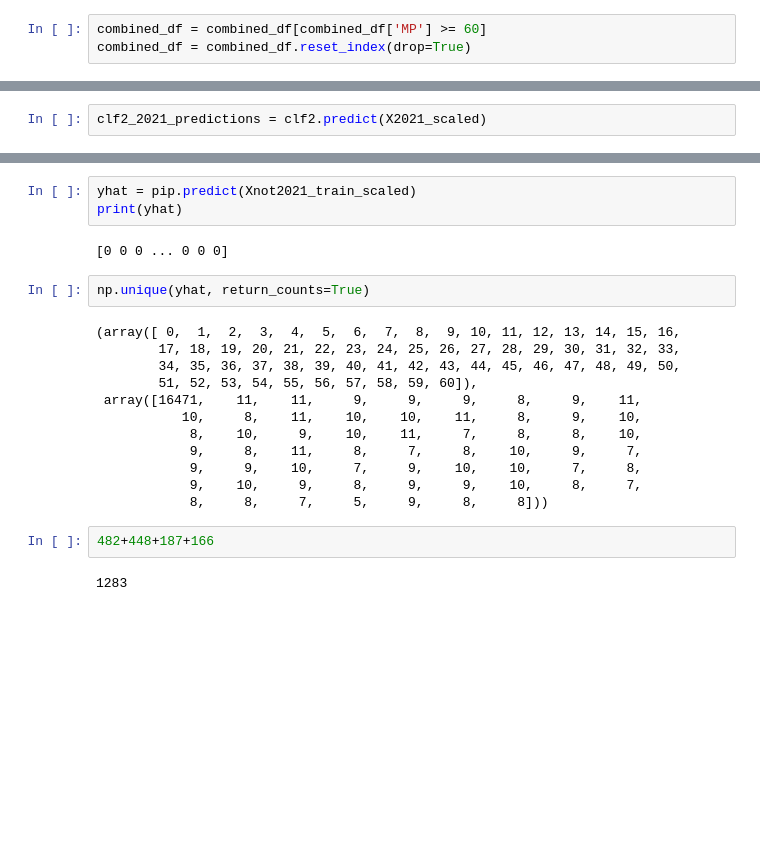
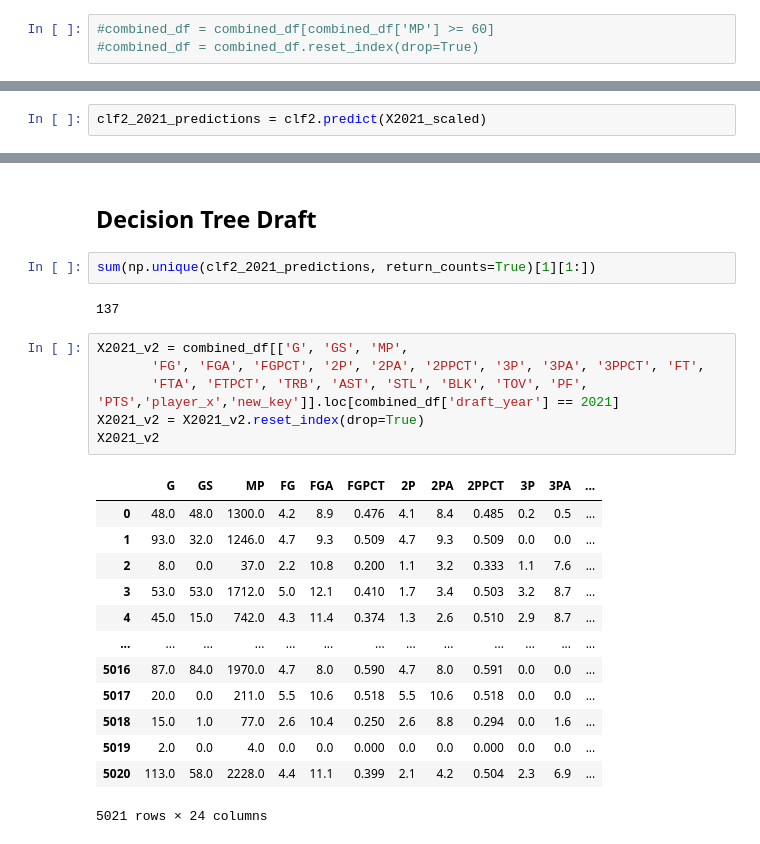
Before and after one commit to jacance/slam-dunk-analytics, a Jupyter notebook: ML_Test_TTS.ipynb, the cells around one changed output, grey strips where cells are left out. Cells and saved outputs as stored; diff of their text form; blank space fills up the shorter version.

```diff
--- a/ML_Test_TTS.ipynb
+++ b/ML_Test_TTS.ipynb
@@ -129,6 +134,6 @@ IQR15
 # %%
-combined_df = combined_df[combined_df['MP'] >= 60]
-combined_df = combined_df.reset_index(drop=True)
+#combined_df = combined_df[combined_df['MP'] >= 60]
+#combined_df = combined_df.reset_index(drop=True)
 # %%
 X = combined_df[['G', 'GS', 'MP',
        'FG', 'FGA', 'FGPCT', '2P', '2PA', '2PPCT', '3P', '3PA', '3PPCT', 'FT',
@@ -479,23 +240,26 @@ np.unique(yhat, return_counts=True)
-# %%
-yhat = pip.predict(Xnot2021_train_scaled)
-print(yhat)
-# %% [output]
-[0 0 0 ... 0 0 0]
-# %%
-np.unique(yhat, return_counts=True)
-# %% [output]
-(array([ 0,  1,  2,  3,  4,  5,  6,  7,  8,  9, 10, 11, 12, 13, 14, 15, 16,
-        17, 18, 19, 20, 21, 22, 23, 24, 25, 26, 27, 28, 29, 30, 31, 32, 33,
-        34, 35, 36, 37, 38, 39, 40, 41, 42, 43, 44, 45, 46, 47, 48, 49, 50,
-        51, 52, 53, 54, 55, 56, 57, 58, 59, 60]),
- array([16471,    11,    11,     9,     9,     9,     8,     9,    11,
-           10,     8,    11,    10,    10,    11,     8,     9,    10,
-            8,    10,     9,    10,    11,     7,     8,     8,    10,
-            9,     8,    11,     8,     7,     8,    10,     9,     7,
-            9,     9,    10,     7,     9,    10,    10,     7,     8,
-            9,    10,     9,     8,     9,     9,    10,     8,     7,
-            8,     8,     7,     5,     9,     8,     8]))
-# %%
-482+448+187+166
-# %% [output]
-1283
+# %% [markdown]
+## Decision Tree Draft
+# %%
+sum(np.unique(clf2_2021_predictions, return_counts=True)[1][1:])
+# %% [output]
+137
+# %%
+X2021_v2 = combined_df[['G', 'GS', 'MP',
+       'FG', 'FGA', 'FGPCT', '2P', '2PA', '2PPCT', '3P', '3PA', '3PPCT', 'FT',
+       'FTA', 'FTPCT', 'TRB', 'AST', 'STL', 'BLK', 'TOV', 'PF', 'PTS','player_x','new_key']].loc[combined_df['draft_year'] == 2021]
+X2021_v2 = X2021_v2.reset_index(drop=True)
+X2021_v2
+# %% [output]
+|  | G | GS | MP | FG | FGA | FGPCT | 2P | 2PA | 2PPCT | 3P | 3PA | ... |
+| 0 | 48.0 | 48.0 | 1300.0 | 4.2 | 8.9 | 0.476 | 4.1 | 8.4 | 0.485 | 0.2 | 0.5 | ... |
+| 1 | 93.0 | 32.0 | 1246.0 | 4.7 | 9.3 | 0.509 | 4.7 | 9.3 | 0.509 | 0.0 | 0.0 | ... |
+| 2 | 8.0 | 0.0 | 37.0 | 2.2 | 10.8 | 0.200 | 1.1 | 3.2 | 0.333 | 1.1 | 7.6 | ... |
+| 3 | 53.0 | 53.0 | 1712.0 | 5.0 | 12.1 | 0.410 | 1.7 | 3.4 | 0.503 | 3.2 | 8.7 | ... |
+| 4 | 45.0 | 15.0 | 742.0 | 4.3 | 11.4 | 0.374 | 1.3 | 2.6 | 0.510 | 2.9 | 8.7 | ... |
+| ... | ... | ... | ... | ... | ... | ... | ... | ... | ... | ... | ... | ... |
+| 5016 | 87.0 | 84.0 | 1970.0 | 4.7 | 8.0 | 0.590 | 4.7 | 8.0 | 0.591 | 0.0 | 0.0 | ... |
+| 5017 | 20.0 | 0.0 | 211.0 | 5.5 | 10.6 | 0.518 | 5.5 | 10.6 | 0.518 | 0.0 | 0.0 | ... |
+| 5018 | 15.0 | 1.0 | 77.0 | 2.6 | 10.4 | 0.250 | 2.6 | 8.8 | 0.294 | 0.0 | 1.6 | ... |
+| 5019 | 2.0 | 0.0 | 4.0 | 0.0 | 0.0 | 0.000 | 0.0 | 0.0 | 0.000 | 0.0 | 0.0 | ... |
+| 5020 | 113.0 | 58.0 | 2228.0 | 4.4 | 11.1 | 0.399 | 2.1 | 4.2 | 0.504 | 2.3 | 6.9 | ... |
+5021 rows × 24 columns
```
Also changed, not shown: parts of 81 cells of this notebook.
